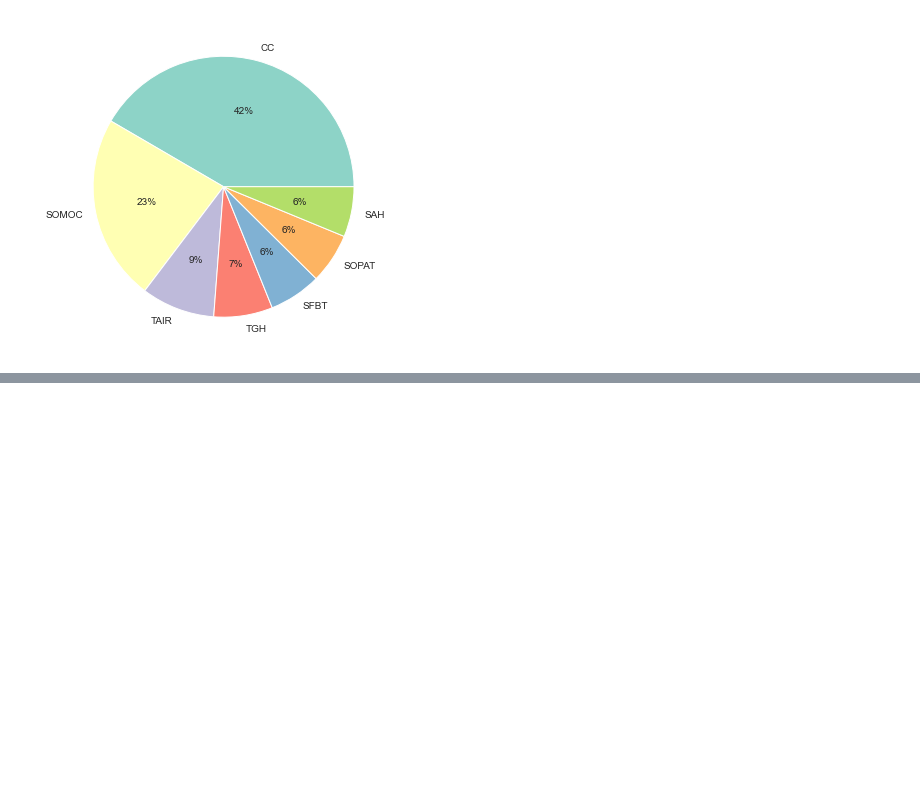
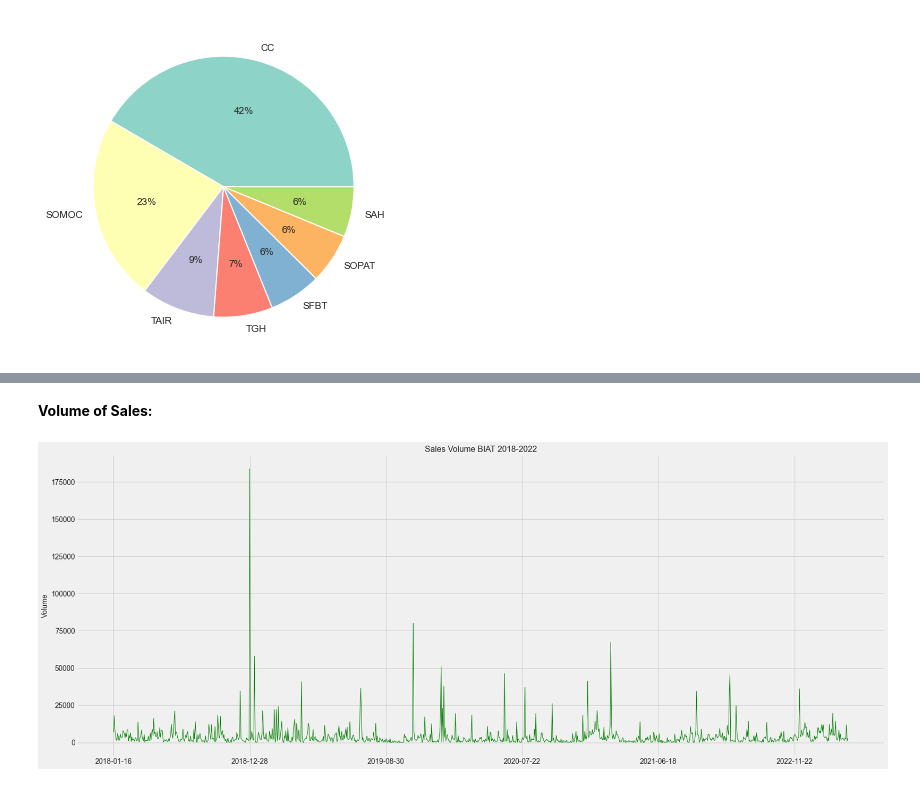
Before and after one commit to azizamari/tunisian_stock_market, a Jupyter notebook: data_analysis.ipynb, the cells around one changed output, grey strips where cells are left out. Cells and saved outputs as stored; diff of their text form; code cells hidden in the pictures; blank space fills up the shorter version.

```diff
--- a/data_analysis.ipynb
+++ b/data_analysis.ipynb
@@ -83,0 +133,12 @@ plt.show()
+# %% [markdown]
+**Volume of Sales:**
+# %%
+plt.figure(figsize=(25, 10))
+
+biat_data[biat_data.index>'2018-01-01'].iloc[::-1]['Volume'].plot(color='green', linewidth=1)
+plt.ylabel('Volume', size=14)
+plt.xlabel(None)
+plt.title(f"Sales Volume BIAT 2018-2022", size=16)
+plt.savefig('figures/sales_volume_biat.jpg', dpi=300)
+# %% [output]
+[figure, added]
```
Also changed, not shown: parts of 21 cells of this notebook, 3 other files.
